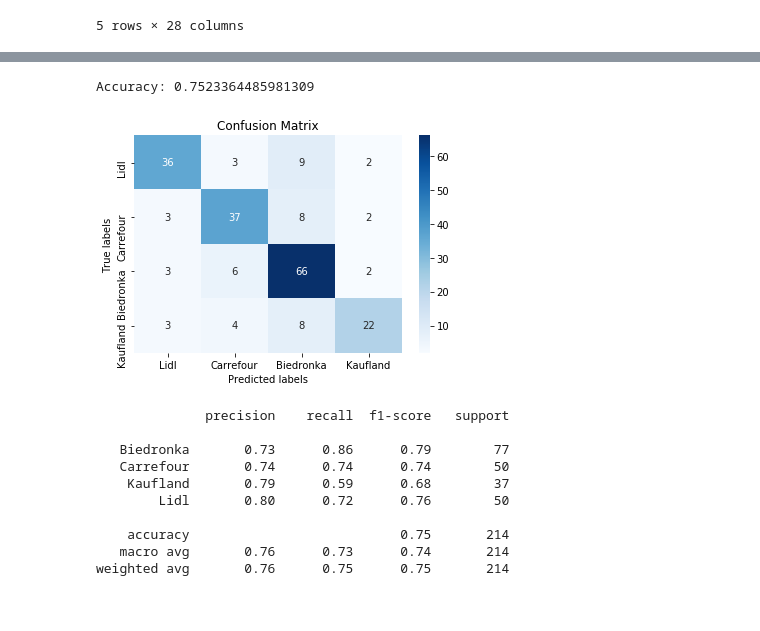
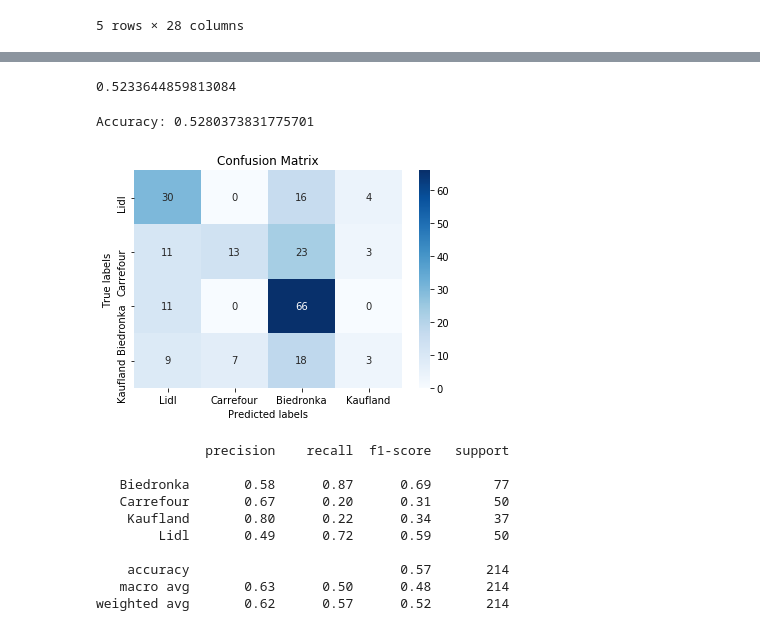
Before and after one commit to kwro/Tesco_analysis_with_RandomForest, a Jupyter notebook: Tesco_analysis_with_RandomForest.ipynb, the cells around one changed output, grey strips where cells are left out. Cells and saved outputs as stored; diff of their text form; code cells hidden in the pictures.

```diff
--- a/Tesco_analysis_with_RandomForest.ipynb
+++ b/Tesco_analysis_with_RandomForest.ipynb
@@ -41,7 +72,7 @@ export_graphviz(forest.steps[0][1].estimators_[5], out_file='tree1.dot',
                 rounded = True, proportion = False,
                 precision = 2, filled = True)
 # %%
-feature_importances = pd.DataFrame(forest.steps[0][1].feature_importances_,
+feature_importances = pd.DataFrame(forest[2].feature_importances_,
                                    index = X_train.columns,
                                     columns=['importance']).sort_values('importance',  ascending=False)
 feature_importances
@@ -66,4 +94,0 @@ feature_importances
-# %%
-X_train, X_valid, y_train, y_valid = train_test_split(data.loc[:, feature_importances.index[:7]], data.Y,
-                                                     test_size=0.3,
-                                                      random_state=1)
@@ -69,0 +130,16 @@ X_train, X_valid, y_train, y_valid = train_test_split(data.loc[:, feature_import
+# %%
+from sklearn.model_selection import GridSearchCV
+
+parameters = {
+    'n_estimators': [100],
+              'max_depth': [2,3,4,5],
+              'min_samples_leaf': [1, 10],
+              'max_features': ['auto'],
+              'criterion': [ 'gini'],
+              'bootstrap': [True, False]
+             }
+
+grid_obj = GridSearchCV(forest, parameters, scoring=make_scorer(accuracy_score))
+grid_obj = grid_obj.fit( X_train.loc[:, feature_importances.index[:13]], y_train)
+best_rf = grid_obj.best_estimator_
+print(best_rf)
@@ -70,10 +155,15 @@ X_train, X_valid, y_train, y_valid = train_test_split(data.loc[:, feature_import
+# %%
+best_rf.fit( X_train.loc[:, feature_importances.index[:13]], y_train)
+best_rf_y_pred = best_rf.predict(X_valid.loc[:, feature_importances.index[:13]])
+accuracy_score( y_valid, best_rf_y_pred)
+# %% [output]
+0.5233644859813084
 # %%
-forest = Pipeline(steps = [('classifier', RandomForestClassifier(n_estimators = 5, max_depth=3,
-                                                                bootstrap=False, random_state=4))])
-forest.fit(X_train, y_train)
-forest_preds = forest.predict(X_valid)
-print( 'Accuracy: {}'.format(accuracy_score(y_valid, forest_preds)))
+forest2 = RandomForestClassifier(random_state=4, bootstrap=False, max_depth=3)
+forest2.fit( X_train.loc[:, feature_importances.index[:13]], y_train)
+forest_preds2 = forest2.predict(X_valid.loc[:, feature_importances.index[:13]])
+print( 'Accuracy: {}'.format(accuracy_score(y_valid, forest_preds2)))
 # %% [output]
-Accuracy: 0.7523364485981309
+Accuracy: 0.5280373831775701
 # %%
 # rysuj drzewo
@@ -85,29 +175,29 @@ export_graphviz(forest.steps[0][1].estimators_[3], out_file='tree2.dot',
 # %%
 import seaborn as sns
 import matplotlib.pyplot as plt
 from sklearn.metrics import confusion_matrix
 
-cm =  confusion_matrix(y_valid, forest_preds, labels=data.Y.unique())
+cm =  confusion_matrix(y_valid, best_rf_y_pred, labels=data.Y.unique())
 ax= plt.subplot()
 sns.heatmap(cm, annot=True, ax = ax, cmap="Blues")
 
 # labels, title and ticks
 ax.set_xlabel('Predicted labels');ax.set_ylabel('True labels');
 ax.set_title('Confusion Matrix');
 ax.xaxis.set_ticklabels(data.Y.unique()); ax.yaxis.set_ticklabels(data.Y.unique());
 # %% [output]
-[figure, old version]
+[figure, new version]
 # %%
 from sklearn.metrics import classification_report
-print(classification_report(y_valid, forest_preds))
+print(classification_report(y_valid, best_rf_y_pred))
 # %% [output]
               precision    recall  f1-score   support
 
-   Biedronka       0.73      0.86      0.79        77
-   Carrefour       0.74      0.74      0.74        50
-    Kaufland       0.79      0.59      0.68        37
-        Lidl       0.80      0.72      0.76        50
+   Biedronka       0.58      0.87      0.69        77
+   Carrefour       0.67      0.20      0.31        50
+    Kaufland       0.80      0.22      0.34        37
+        Lidl       0.49      0.72      0.59        50
 
-    accuracy                           0.75       214
-   macro avg       0.76      0.73      0.74       214
-weighted avg       0.76      0.75      0.75       214
+    accuracy                           0.57       214
+   macro avg       0.63      0.50      0.48       214
+weighted avg       0.62      0.57      0.52       214
```
Also changed, not shown: parts of 11 cells of this notebook, 1 other file.
